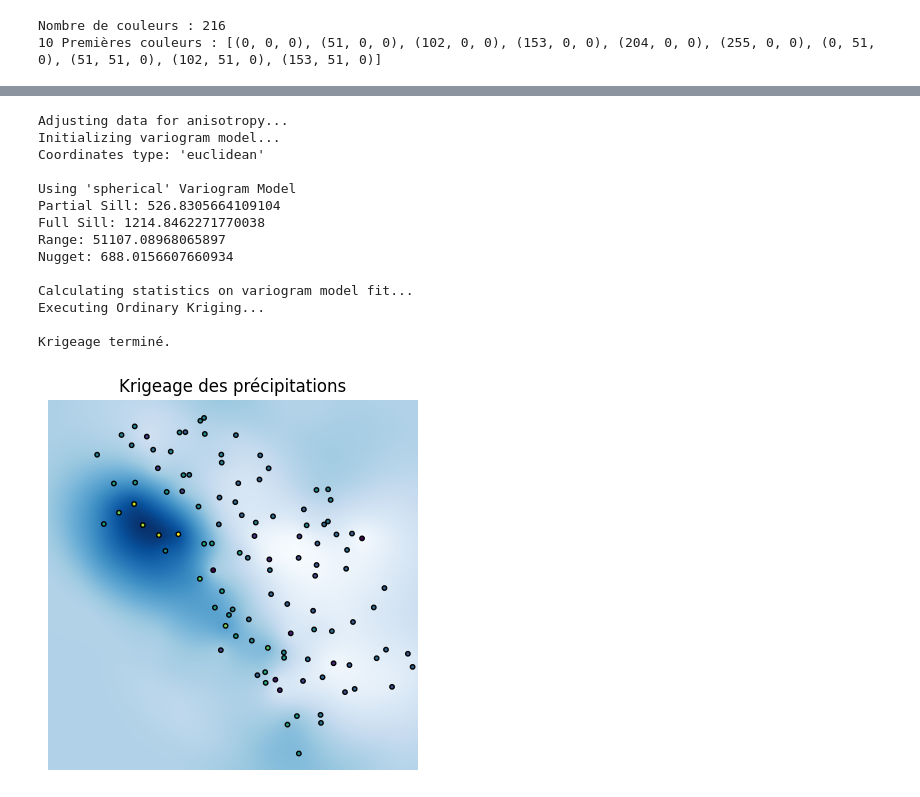
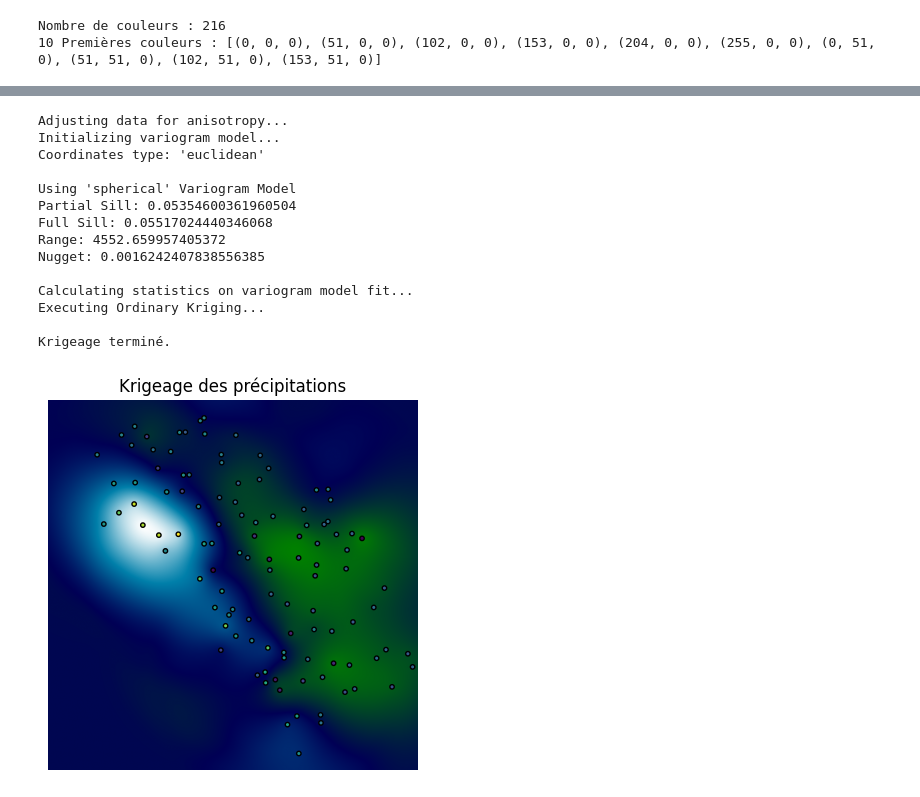
Before and after one commit to zwergon/pyslam, a Jupyter notebook: preprocessing/preprocessing.ipynb, the cells around one changed output, grey strips where cells are left out. Drawn from its saved outputs; the diff is of its cells as text; code cells hidden in the pictures.

```diff
--- a/preprocessing/preprocessing.ipynb
+++ b/preprocessing/preprocessing.ipynb
@@ -342,27 +95,0 @@ Colonnes après clipping : Index(['cat', 'l3_mix', 'code', 'description', 'geome
-# %%
-
-from rasterio.features import rasterize
-from rasterio.transform import from_bounds
-from PIL import Image
-
-
-# Définir les dimensions et transformation
-bounds = gdf_clip.total_bounds
-
-transform = from_bounds(*bounds, width=ncols, height=nrows)
-
-# Préparer les shapes (géométrie, valeur)
-shapes = [(geom, value) for geom, value in zip(gdf_clip.geometry, gdf_clip["cat"])]
-
-# Rasteriser
-raster = rasterize(
-    shapes=shapes,
-    out_shape=(ncols, nrows),
-    transform=transform,
-    fill=0,  # ID de fond (optionnel)
-    dtype='uint8'
-)
-
-
-# Créer image indexée
-soil_img = Image.fromarray(raster).convert("P")
@@ -622,6 +273,7 @@ import numpy as np
 import geopandas as gpd
 import matplotlib.pyplot as plt
 from pykrige.ok import OrdinaryKriging
+from pyslam.utils.config import config
 
 def krige_rain_to_raster(gdf, value_column, bbox, nrows=2048, ncols=2048):
     """
@@ -655,17 +307,17 @@ def krige_rain_to_raster(gdf, value_column, bbox, nrows=2048, ncols=2048):
 
 
 
-rain_raster_1m = krige_rain_to_raster(df_stations_1m, value_column="rain", bbox=bbox_clc2012, nrows=nrows, ncols=ncols)
+rain_raster_1d = krige_rain_to_raster(rain_1d.df_stations_with_rain, value_column="rain", bbox=config.bbox_clc2012, nrows=config.nrows, ncols=config.ncols)
 # %% [output]
 Adjusting data for anisotropy...
 Initializing variogram model...
 Coordinates type: 'euclidean'
 
 Using 'spherical' Variogram Model
-Partial Sill: 526.8305664109104
-Full Sill: 1214.8462271770038
-Range: 51107.08968065897
-Nugget: 688.0156607660934
+Partial Sill: 0.05354600361960504
+Full Sill: 0.05517024440346068
+Range: 4552.659957405372
+Nugget: 0.0016242407838556385
 
 Calculating statistics on variogram model fit...
 Executing Ordinary Kriging...
@@ -674,24 +326,24 @@ Krigeage terminé.
 # %%
 def plot_rain_raster(rain_raster, bbox_clc2012, df_stations_data):
     """
     Affiche le raster des précipitations avec les stations.
     """
     # S'assurer que le GeoDataFrame est en EPSG:32632
     if df_stations_data.crs.to_epsg() != 32632:
         df_stations_data = df_stations_data.to_crs(epsg=32632)
 
     x = df_stations_data.geometry.x.values
     y = df_stations_data.geometry.y.values
     z = df_stations_data["rain"].values
 
     # Définir l'extent pour imshow
     xmin, ymin, xmax, ymax = bbox_clc2012
 
-    plt.imshow(rain_raster, extent=(xmin, xmax, ymin, ymax), origin='lower', cmap='Blues')
+    plt.imshow(rain_raster, extent=(xmin, xmax, ymin, ymax), origin='lower', cmap='ocean')
     plt.scatter(x, y, c=z, edgecolor='black', s=10)
     plt.title("Krigeage des précipitations")
     plt.axis('off')
     plt.show()
-plot_rain_raster(rain_raster_1m, bbox_clc2012, df_stations_1m)
+plot_rain_raster(rain_1d.array, config.bbox_clc2012, rain_1d.df_stations_with_rain)
 # %% [output]
-[figure, old version]
+[figure, new version]
```
Also changed, not shown: parts of 21 cells of this notebook, 9 other files.
